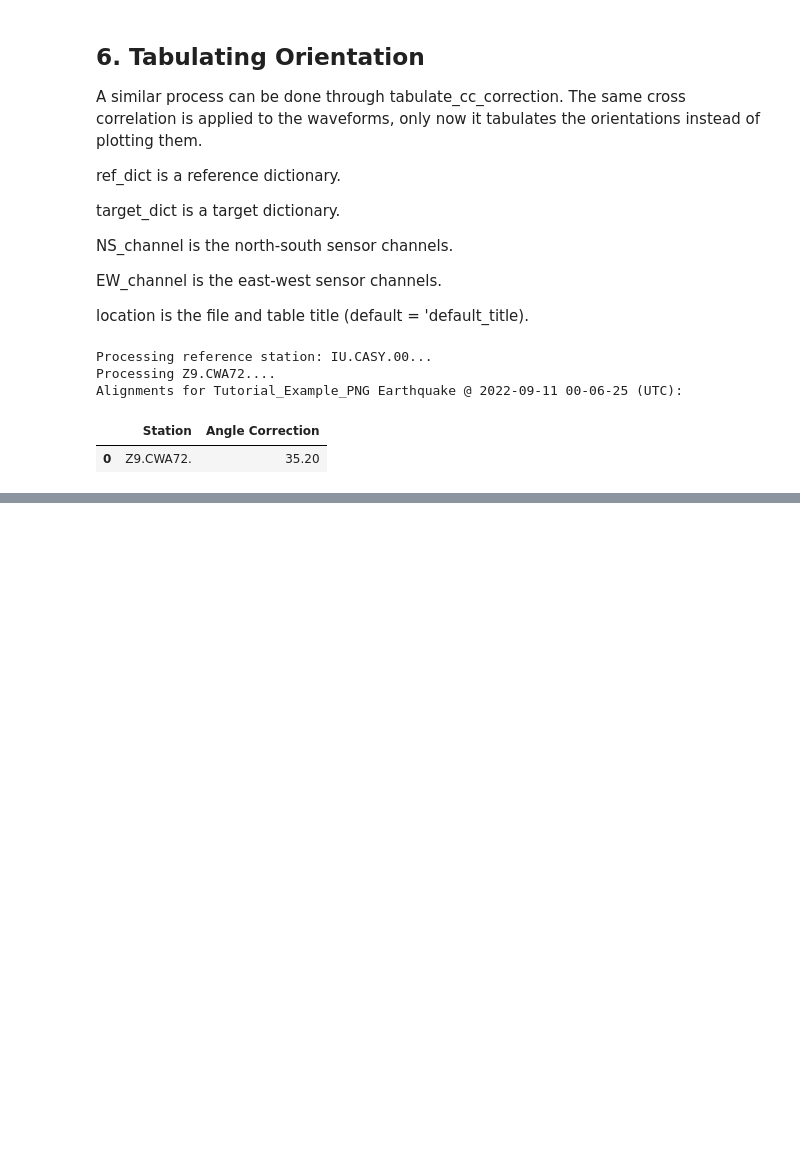
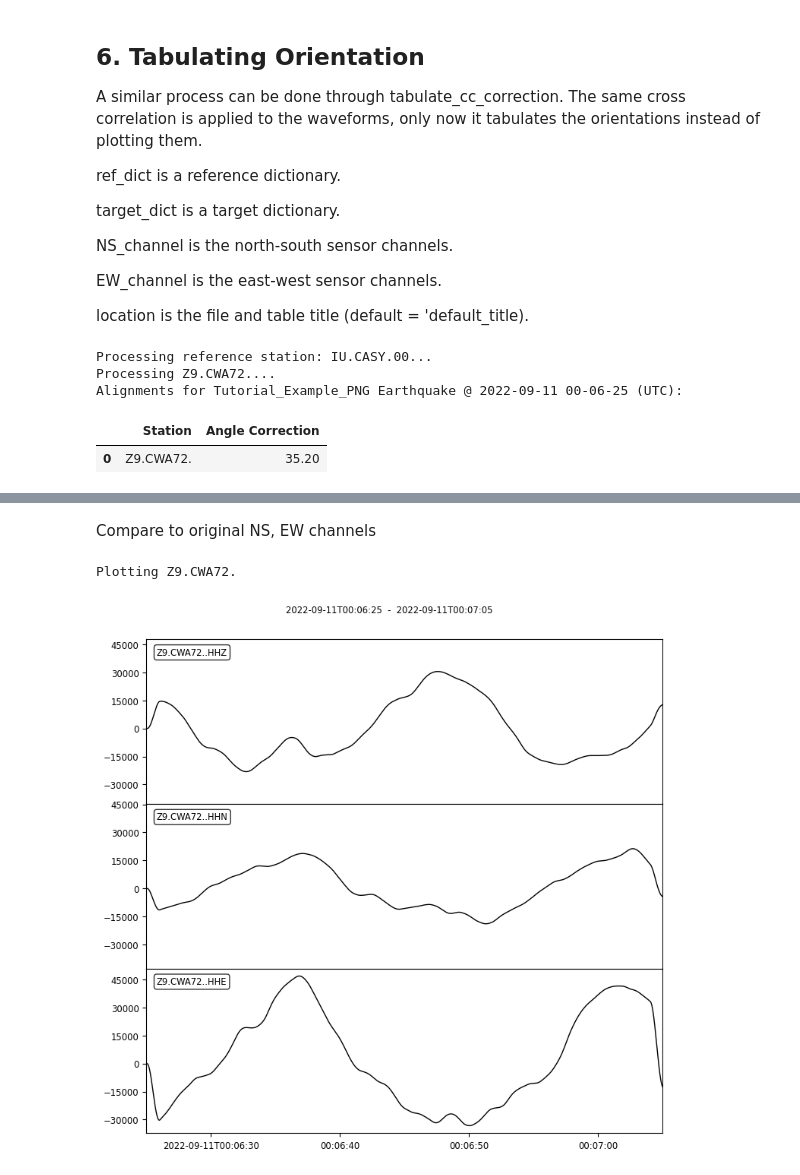
Before and after one commit to Ramirezs873/seismic-sensor-analysis, a Jupyter notebook: Tutorial.ipynb, the cells around one changed output, grey strips where cells are left out. Saved outputs shown, nothing was run; the diff lists cells and outputs as text; code cells hidden in the pictures; blank space fills up the shorter version.

```diff
--- a/Tutorial.ipynb
+++ b/Tutorial.ipynb
@@ -234,0 +285,7 @@ Alignments for Tutorial_Example_PNG Earthquake @ 2022-09-11 00-06-25 (UTC):
+# %% [markdown]
+Compare to original NS, EW channels
+# %%
+align.plot_streams(CWA_filt)
+# %% [output]
+Plotting Z9.CWA72.
+[figure, added]
```
Also changed, not shown: parts of 8 cells of this notebook.
